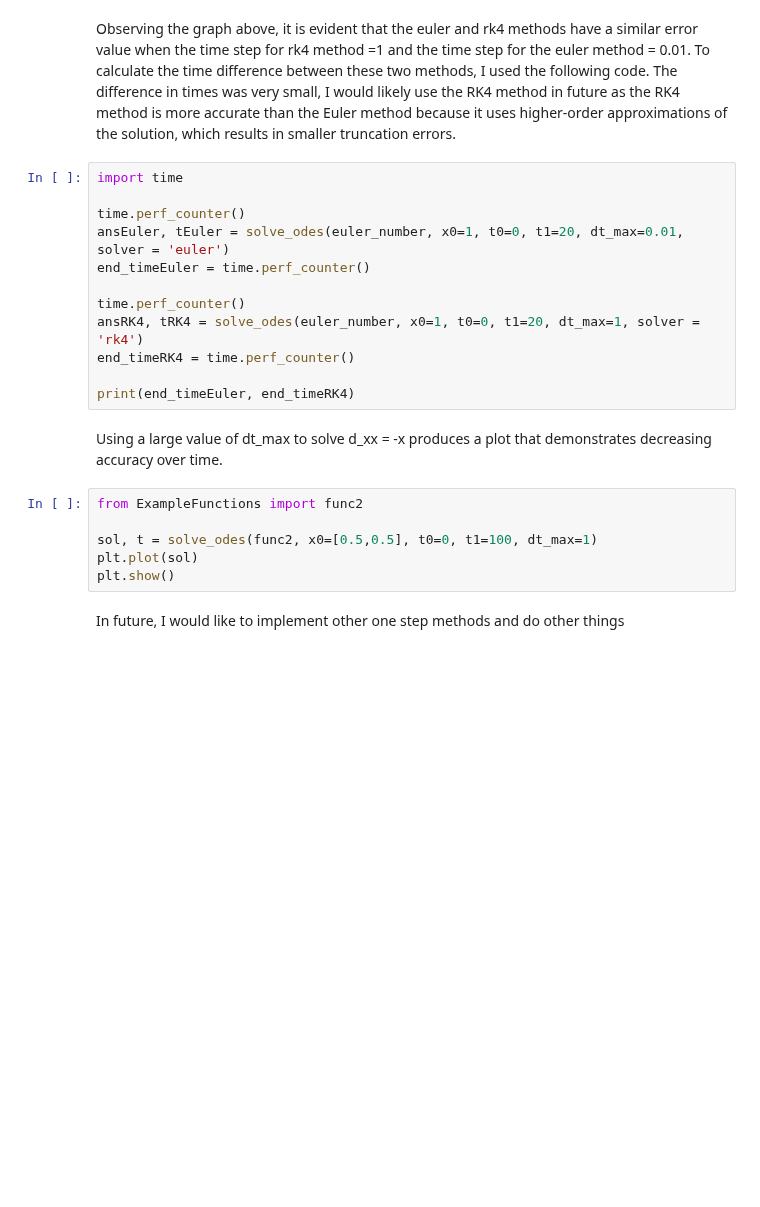
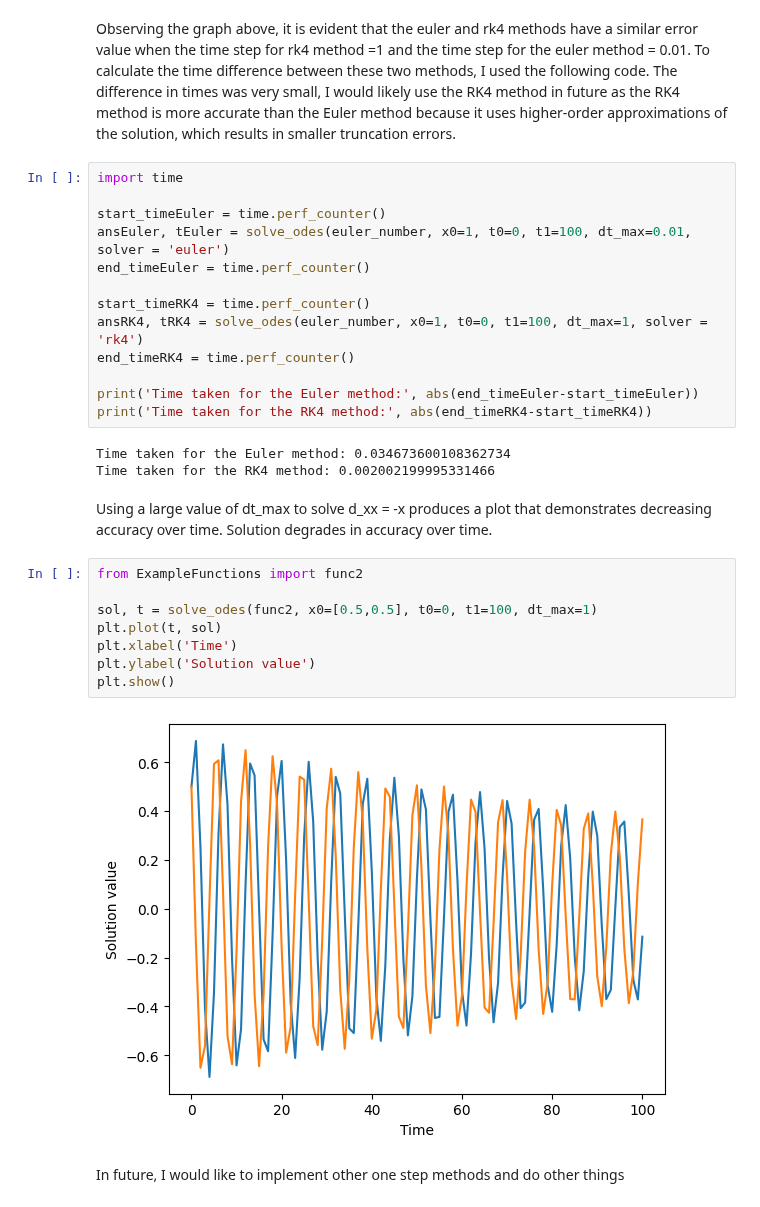
Before and after one commit to JS195/EMAT30008, a Jupyter notebook: Project_report.ipynb, the cells around one changed output. Saved outputs shown, nothing was run; the diff lists cells and outputs as text; blank space fills up the shorter version.

```diff
--- a/Project_report.ipynb
+++ b/Project_report.ipynb
@@ -24,23 +25,31 @@ Observing the graph above, it is evident that the euler and rk4 methods have a s
 # %%
 import time
 
-time.perf_counter()
-ansEuler, tEuler = solve_odes(euler_number, x0=1, t0=0, t1=20, dt_max=0.01, solver = 'euler')
+start_timeEuler = time.perf_counter()
+ansEuler, tEuler = solve_odes(euler_number, x0=1, t0=0, t1=100, dt_max=0.01, solver = 'euler')
 end_timeEuler = time.perf_counter()
 
-time.perf_counter()
-ansRK4, tRK4 = solve_odes(euler_number, x0=1, t0=0, t1=20, dt_max=1, solver = 'rk4')
+start_timeRK4 = time.perf_counter()
+ansRK4, tRK4 = solve_odes(euler_number, x0=1, t0=0, t1=100, dt_max=1, solver = 'rk4')
 end_timeRK4 = time.perf_counter()
 
-print(end_timeEuler, end_timeRK4)
+print('Time taken for the Euler method:', abs(end_timeEuler-start_timeEuler))
+print('Time taken for the RK4 method:', abs(end_timeRK4-start_timeRK4))
+# %% [output]
+Time taken for the Euler method: 0.034673600108362734
+Time taken for the RK4 method: 0.002002199995331466
 # %% [markdown]
-Using a large value of dt_max to solve d_xx = -x produces a plot that demonstrates decreasing accuracy over time.
+Using a large value of dt_max to solve d_xx = -x produces a plot that demonstrates decreasing accuracy over time. Solution degrades in accuracy over time.
 # %%
 from ExampleFunctions import func2
 
 sol, t = solve_odes(func2, x0=[0.5,0.5], t0=0, t1=100, dt_max=1)
-plt.plot(sol)
+plt.plot(t, sol)
+plt.xlabel('Time')
+plt.ylabel('Solution value')
 plt.show()
+# %% [output]
+[figure, added]
 # %% [markdown]
 In future, I would like to implement other one step methods and do other things
 # %% [markdown]
```
Also changed, not shown: parts of 18 cells of this notebook, 4 other files.
